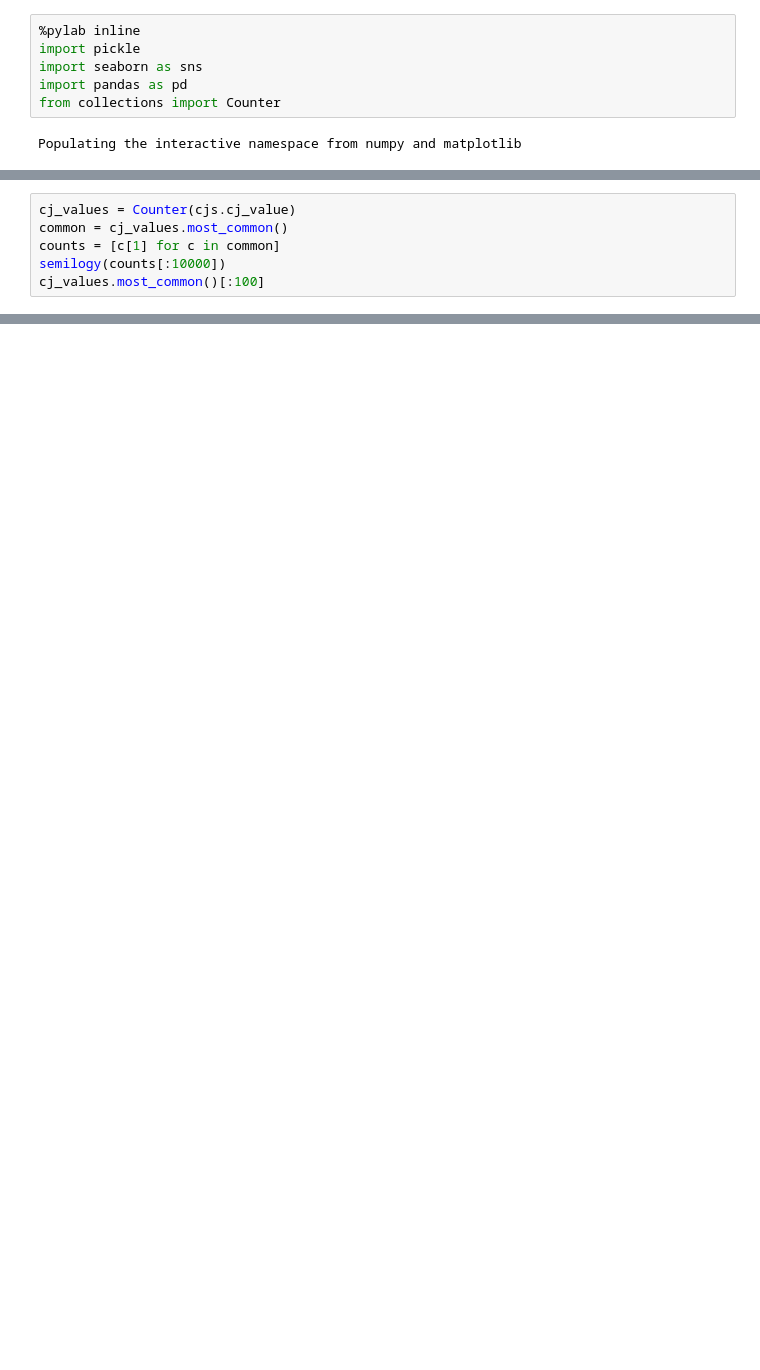
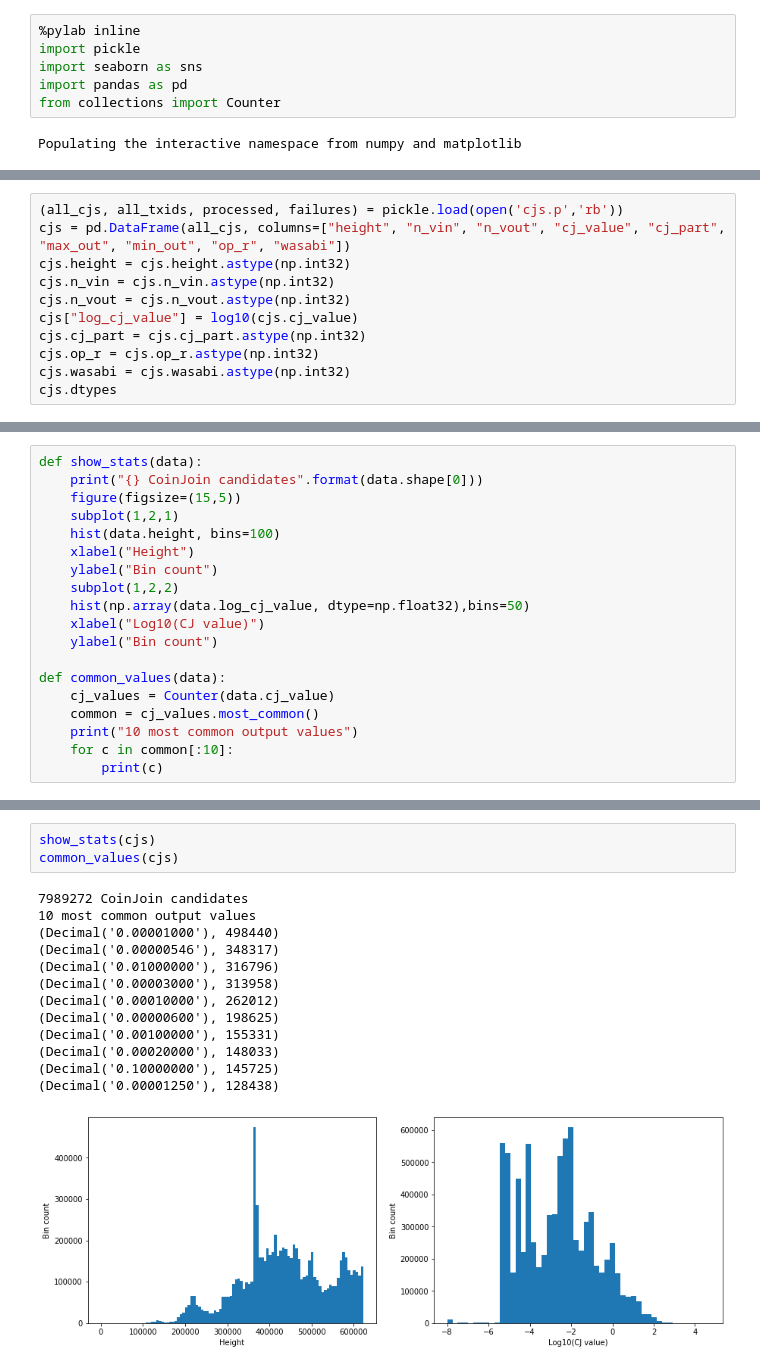
Before and after one commit to dspicher/coinjoin_stats, a Jupyter notebook: coinjoin_analysis.ipynb, the cells around one changed output, grey strips where cells are left out. Saved outputs shown, nothing was run; the diff lists cells and outputs as text; blank space fills up the shorter version.

```diff
--- a/coinjoin_analysis.ipynb
+++ b/coinjoin_analysis.ipynb
@@ -139,6 +20,0 @@ np.mean(cjs.wasabi)
-# %%
-cj_values = Counter(cjs.cj_value)
-common = cj_values.most_common()
-counts = [c[1] for c in common]
-semilogy(counts[:10000])
-cj_values.most_common()[:100]
@@ -194,0 +21,11 @@ sns.pairplot(cjs_pairplot)
+# %%
+(all_cjs, all_txids, processed, failures) = pickle.load(open('cjs.p','rb'))
+cjs = pd.DataFrame(all_cjs, columns=["height", "n_vin", "n_vout", "cj_value", "cj_part", "max_out", "min_out", "op_r", "wasabi"])
+cjs.height = cjs.height.astype(np.int32)
+cjs.n_vin = cjs.n_vin.astype(np.int32)
+cjs.n_vout = cjs.n_vout.astype(np.int32)
+cjs["log_cj_value"] = log10(cjs.cj_value)
+cjs.cj_part = cjs.cj_part.astype(np.int32)
+cjs.op_r = cjs.op_r.astype(np.int32)
+cjs.wasabi = cjs.wasabi.astype(np.int32)
+cjs.dtypes
@@ -194,0 +67,19 @@ sns.pairplot(cjs_pairplot)
+# %%
+def show_stats(data):
+    print("{} CoinJoin candidates".format(data.shape[0]))
+    figure(figsize=(15,5))
+    subplot(1,2,1)
+    hist(data.height, bins=100)
+    xlabel("Height")
+    ylabel("Bin count")
+    subplot(1,2,2)
+    hist(np.array(data.log_cj_value, dtype=np.float32),bins=50)
+    xlabel("Log10(CJ value)")
+    ylabel("Bin count")
+
+def common_values(data):
+    cj_values = Counter(data.cj_value)
+    common = cj_values.most_common()
+    print("10 most common output values")
+    for c in common[:10]:
+        print(c)
@@ -194,0 +88,17 @@ sns.pairplot(cjs_pairplot)
+# %%
+show_stats(cjs)
+common_values(cjs)
+# %% [output]
+7989272 CoinJoin candidates
+10 most common output values
+(Decimal('0.00001000'), 498440)
+(Decimal('0.00000546'), 348317)
+(Decimal('0.01000000'), 316796)
+(Decimal('0.00003000'), 313958)
+(Decimal('0.00010000'), 262012)
+(Decimal('0.00000600'), 198625)
+(Decimal('0.00100000'), 155331)
+(Decimal('0.00020000'), 148033)
+(Decimal('0.10000000'), 145725)
+(Decimal('0.00001250'), 128438)
+[figure, added]
```
Also changed, not shown: parts of 43 cells of this notebook.
